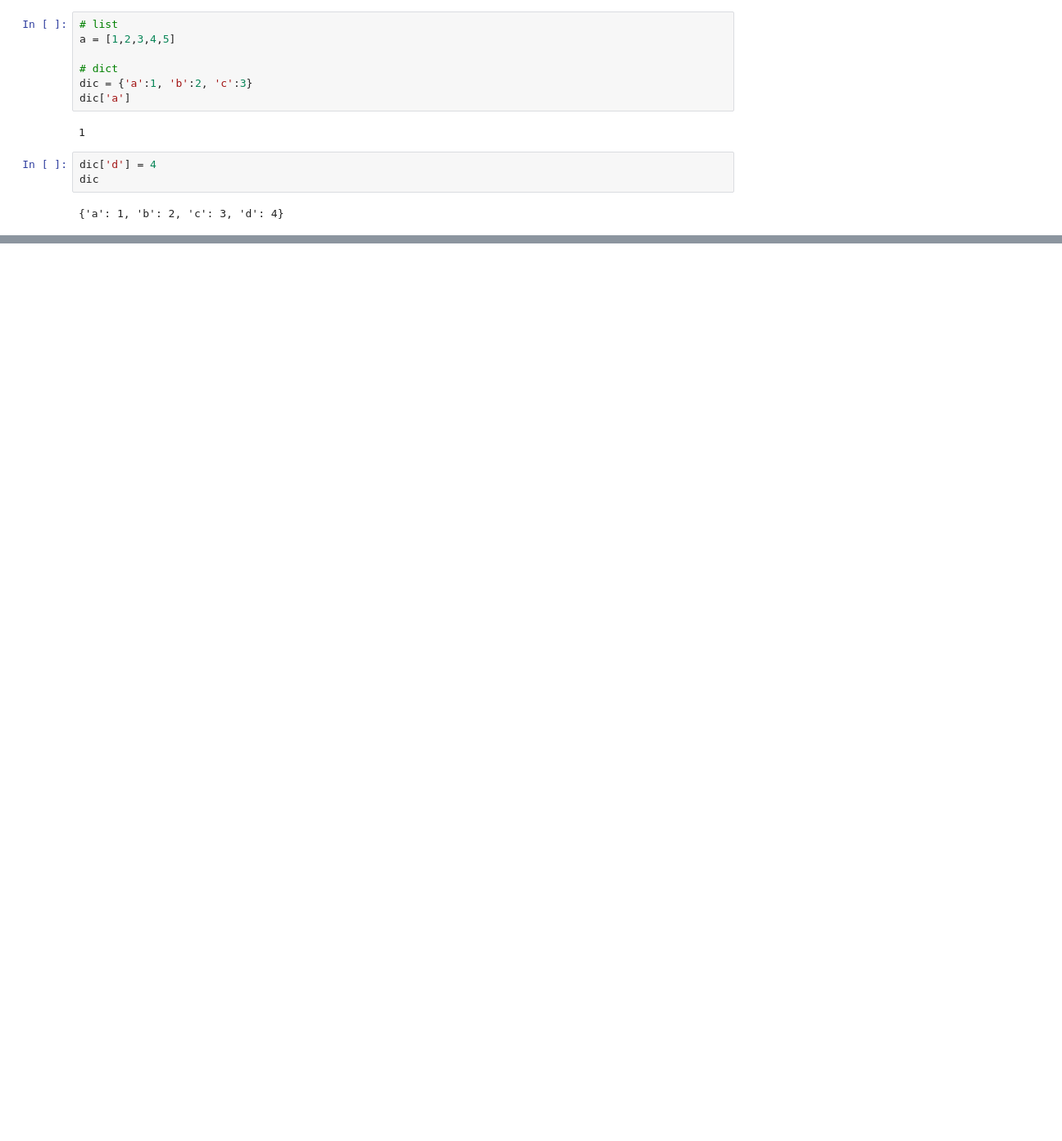
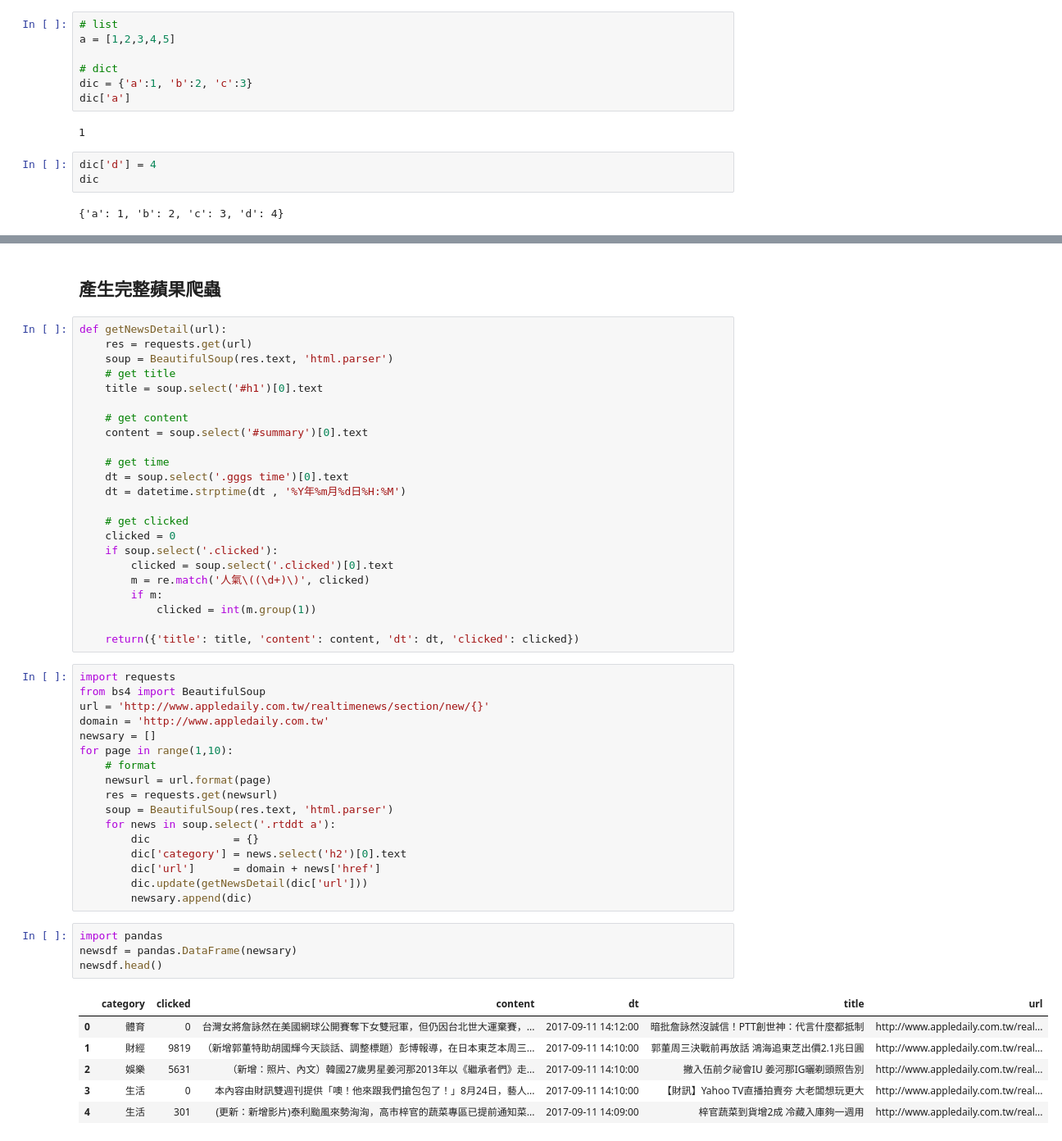
Before and after one commit to ywchiu/itritm, a Jupyter notebook: Demo20170911.ipynb, the cells around one changed output, grey strips where cells are left out. Shown at 82% size. Saved outputs shown, nothing was run; the diff lists cells and outputs as text; blank space fills up the shorter version.

```diff
--- a/Demo20170911.ipynb
+++ b/Demo20170911.ipynb
@@ -176,0 +280,53 @@ dic
+# %% [markdown]
+## 產生完整蘋果爬蟲
+# %%
+def getNewsDetail(url):
+    res = requests.get(url)
+    soup = BeautifulSoup(res.text, 'html.parser')
+    # get title
+    title = soup.select('#h1')[0].text
+
+    # get content
+    content = soup.select('#summary')[0].text
+
+    # get time
+    dt = soup.select('.gggs time')[0].text
+    dt = datetime.strptime(dt , '%Y年%m月%d日%H:%M')
+
+    # get clicked
+    clicked = 0
+    if soup.select('.clicked'):
+        clicked = soup.select('.clicked')[0].text
+        m = re.match('人氣\((\d+)\)', clicked)
+        if m:
+            clicked = int(m.group(1))
+
+    return({'title': title, 'content': content, 'dt': dt, 'clicked': clicked})
+# %%
+import requests
+from bs4 import BeautifulSoup
+url = 'http://www.appledaily.com.tw/realtimenews/section/new/{}'
+domain = 'http://www.appledaily.com.tw'
+newsary = []
+for page in range(1,10):
+    # format
+    newsurl = url.format(page)
+    res = requests.get(newsurl)
+    soup = BeautifulSoup(res.text, 'html.parser')
+    for news in soup.select('.rtddt a'):
+        dic             = {}
+        dic['category'] = news.select('h2')[0].text
+        dic['url']      = domain + news['href']
+        dic.update(getNewsDetail(dic['url']))
+        newsary.append(dic)
+# %%
+import pandas
+newsdf = pandas.DataFrame(newsary)
+newsdf.head()
+# %% [output]
+|  | category | clicked | content | dt | title | url |
+| 0 | 體育 | 0 | 台灣女將詹詠然在美國網球公開賽奪下女雙冠軍，但仍因台北世大運棄賽，... | 2017-09-11 14:12:00 | 暗批詹詠然沒誠信！PTT創世神：代言什麼都抵制 | http://www.appledaily.com.tw/real... |
+| 1 | 財經 | 9819 | （新增郭董特助胡國輝今天談話、調整標題）彭博報導，在日本東芝本周三... | 2017-09-11 14:10:00 | 郭董周三決戰前再放話 鴻海追東芝出價2.1兆日圓 | http://www.appledaily.com.tw/real... |
+| 2 | 娛樂 | 5631 | （新增：照片、內文）韓國27歲男星姜河那2013年以《繼承者們》走... | 2017-09-11 14:10:00 | 撇入伍前夕祕會IU 姜河那IG曬剃頭照告別 | http://www.appledaily.com.tw/real... |
+| 3 | 生活 | 0 | 本內容由財訊雙週刊提供「噢！他來跟我們搶包包了！」8月24日，藝人... | 2017-09-11 14:10:00 | 【財訊】Yahoo TV直播拍賣夯 大老闆想玩更大 | http://www.appledaily.com.tw/real... |
+| 4 | 生活 | 301 | (更新：新增影片)泰利颱風來勢洶洶，高市梓官的蔬菜專區已提前通知菜... | 2017-09-11 14:09:00 | 梓官蔬菜到貨增2成 冷藏入庫夠一週用 | http://www.appledaily.com.tw/real... |
```
Also changed, not shown: parts of 26 cells of this notebook.
